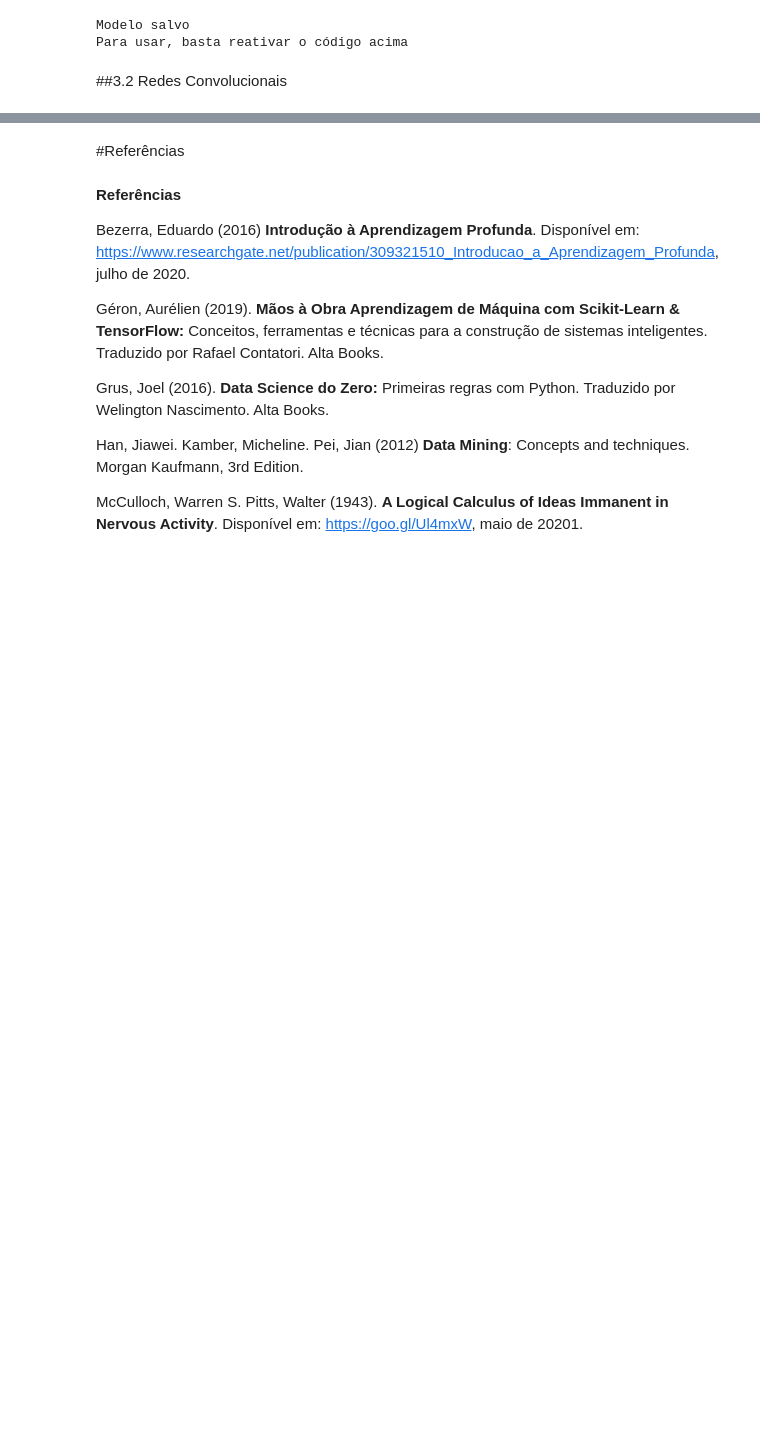
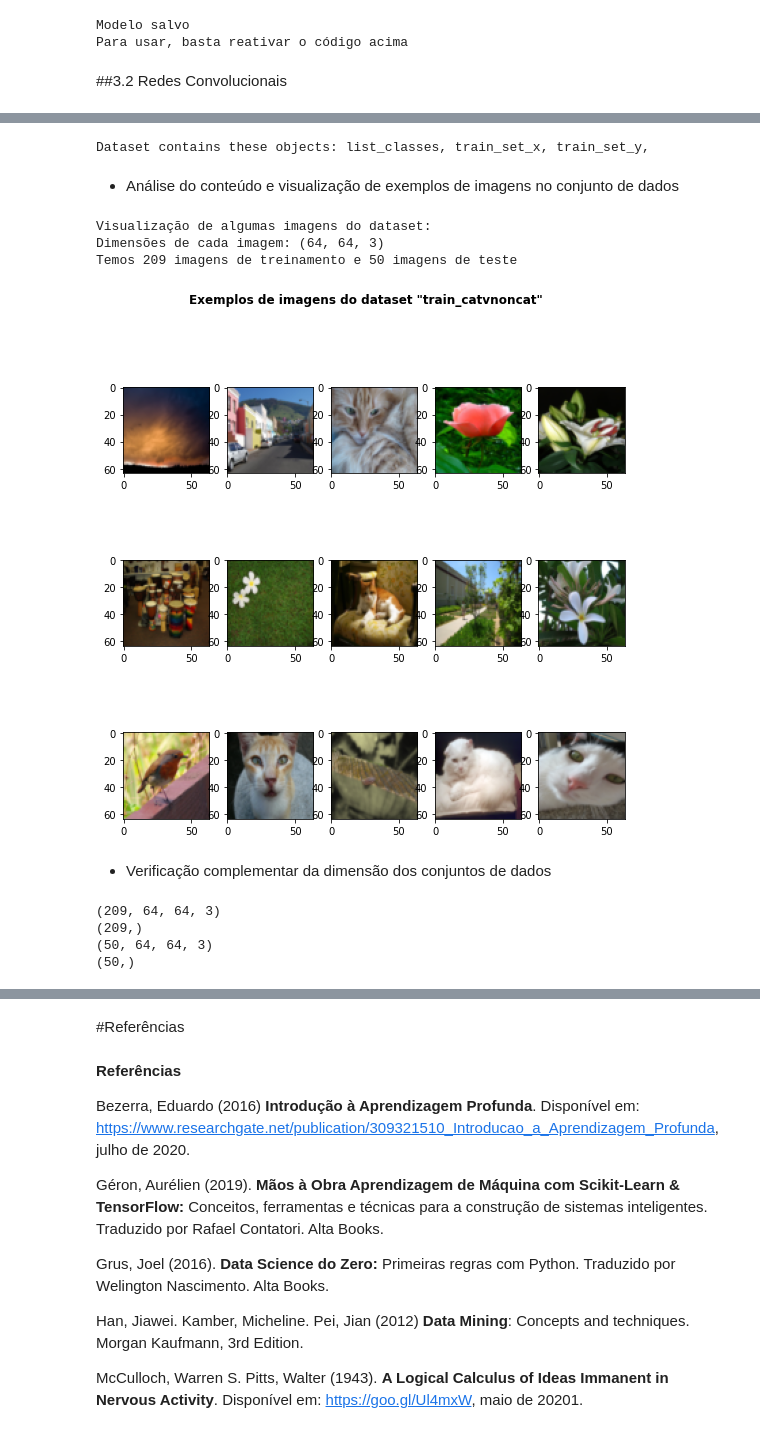
Before and after one commit to janiosl/python.ds, a Jupyter notebook: ml/T3/Janio_Souza_Lima_ML_T3.ipynb, the cells around one changed output, grey strips where cells are left out. Saved outputs shown, nothing was run; the diff lists cells and outputs as text; code cells hidden in the pictures; blank space fills up the shorter version.

```diff
--- a/ml/T3/Janio_Souza_Lima_ML_T3.ipynb
+++ b/ml/T3/Janio_Souza_Lima_ML_T3.ipynb
@@ -2264,0 +2273,54 @@ Para usar, basta reativar o código acima
+# %%
+train_file = h5py.File('data/train_catvnoncat.h5', 'r')
+test_file = h5py.File('data/test_catvnoncat.h5', 'r')
+# %%
+print('Dataset contains these objects: ', end = '')
+for key in train_file.keys():
+    print(key, end = ', ')
+# %% [output]
+Dataset contains these objects: list_classes, train_set_x, train_set_y,
+# %%
+# Load training data in numpy
+X_train = np.array(train_file['train_set_x'][:])
+y_train = np.array(train_file['train_set_y'][:])
+
+# Load development data in numpy
+X_test = np.array(test_file['test_set_x'][:])
+y_test = np.array(test_file['test_set_y'][:])
+# %% [markdown]
+* Análise do conteúdo e visualização de exemplos de imagens no conjunto de dados
+# %%
+# Plot some of the example images
+print('\n\nVisualização de algumas imagens do dataset:')
+n_rows = 3
+n_cols = 5
+
+f, axarr = plt.subplots(n_rows, n_cols, figsize = (9,9))
+idx = 0
+
+for i in range(n_rows):
+    for j in range(n_cols):
+        axarr[i,j].imshow(X_train[idx])
+        idx += 1
+plt.suptitle('Exemplos de imagens do dataset "train_catvnoncat"', fontweight='bold')
+plt.savefig('target/plot3.2.1.png')
+
+print('Dimensões de cada imagem:', X_train[0].shape)
+print(f'Temos {X_train.shape[0]} imagens de treinamento e {X_test.shape[0]} imagens de teste')
+# %% [output]
+Visualização de algumas imagens do dataset:
+Dimensões de cada imagem: (64, 64, 3)
+Temos 209 imagens de treinamento e 50 imagens de teste
+[figure, added]
+# %% [markdown]
+* Verificação complementar da dimensão dos conjuntos de dados
+# %%
+print(X_train.shape,
+      y_train.shape,
+      X_test.shape,
+      y_test.shape, sep='\n')
+# %% [output]
+(209, 64, 64, 3)
+(209,)
+(50, 64, 64, 3)
+(50,)
```
Also changed, not shown: parts of 28 cells of this notebook.
